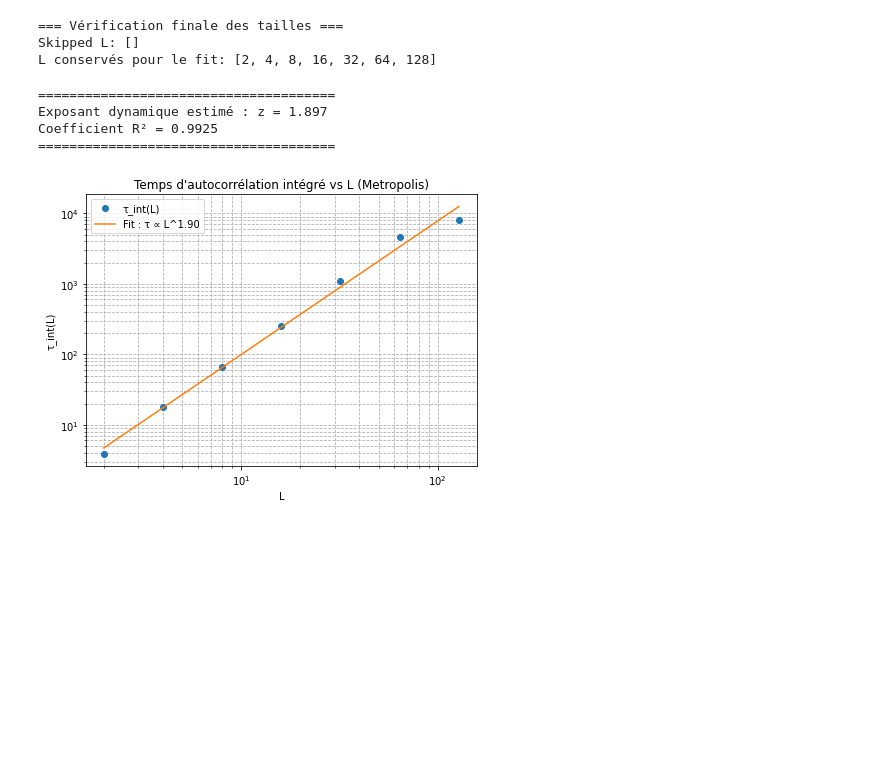
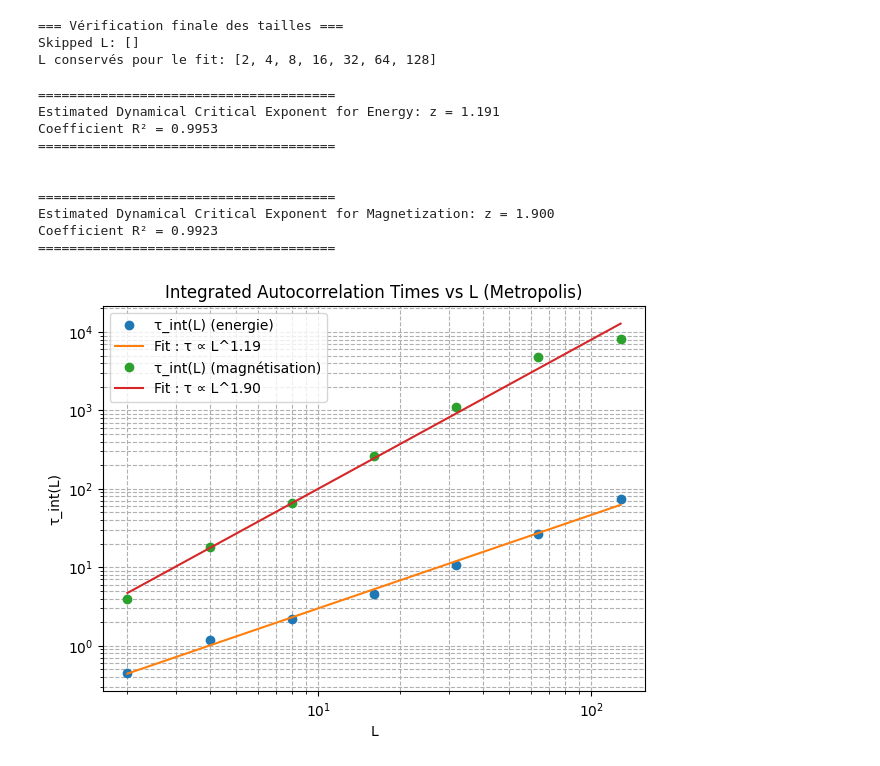
Before and after one commit to alinabnr/PhaseTransitionsProject, a Jupyter notebook: dynmical_crit_exponent.ipynb, the cells around one changed output. Drawn from its saved outputs; the diff is of its cells as text; code cells hidden in the pictures; blank space fills up the shorter version.

Commit message:
3 mio sweep and energy included in dynamical_crit_exp analysis

```diff
--- a/dynmical_crit_exponent.ipynb
+++ b/dynmical_crit_exponent.ipynb
@@ -97,7 +97,7 @@ def iterative_burn_and_tau(observable, c_factor=3, max_iter=10, min_fraction=0.0
     return burn, tau, ac
 # %%
 # Cellule 3 : Configuration des données
-base_dir = "data/Metropolis_Temp_Scan"
+base_dir = "data/Metropolis_Temp_Scan_3_Million_Sweeps"
 beta_c = 0.4407
 h = 0.0
 
@@ -172,15 +189,19 @@ Total runtime: 5.9s
 # Cellule 5 : Vérification et sauvegarde debug
 print("\n=== Vérification finale des tailles ===")
 print("Skipped L:", skipped)
-print("L conservés pour le fit:", [l for l,_ in tau_vs_L])
+print("L conservés pour le fit:", [l for l,_ in tau_vs_L[0]])
 
 with open("tau_vs_L_debug.txt", "w") as f:
     f.write("Skipped L:\n")
     for s in skipped:
         f.write(f"{s}\n")
     f.write("\nL conservés pour le fit:\n")
-    for l, t in tau_vs_L:
+    # magnetizations
+    for l, t in tau_vs_L[0]:
         f.write(f"L={l}, tau={t}\n")
+    # energies
+    for l, t in tau_vs_L[1]:
+        f.write(f"L={l}, tau={t}\n")
 # %% [output]
 === Vérification finale des tailles ===
 Skipped L: []
@@ -188,36 +209,53 @@ L conservés pour le fit: [2, 4, 8, 16, 32, 64, 128]
 # %%
 # Cellule 6 : Fit et visualisation
 if len(tau_vs_L) < 2:
     print("Pas assez de points valides pour faire le fit.")
 else:
     tau_vs_L = np.array(tau_vs_L)
-    Ls = tau_vs_L[:,0]
-    taus = tau_vs_L[:,1]
+    Ls = tau_vs_L[1, :, 0]
+    taus_eng = tau_vs_L[1, :, 1]
+    taus_mag = tau_vs_L[0, :, 1]
 
     logL = np.log(Ls)
-    logtau = np.log(taus)
+    logtau_eng = np.log(taus_eng)
+    logtau_mag = np.log(taus_mag)
 
-    slope, intercept, r_value, p_value, std_err = linregress(logL, logtau)
-    z = slope
+    slope_eng, intercept_eng, r_value_eng, p_value_eng, std_err_eng = linregress(logL, logtau_eng)
+    z_eng = slope_eng
+    slope_mag, intercept_mag, r_value_mag, p_value_mag, std_err_mag = linregress(logL, logtau_mag)
+    z_mag = slope_mag
 
     print("\n======================================")
-    print(f"Exposant dynamique estimé : z = {z:.3f}")
-    print(f"Coefficient R² = {r_value**2:.4f}")
+    print(f"Estimated Dynamical Critical Exponent for Energy: z = {z_eng:.3f}")
+    print(f"Coefficient R² = {r_value_eng**2:.4f}")
+    print("======================================\n")
+
+    print("\n======================================")
+    print(f"Estimated Dynamical Critical Exponent for Magnetization: z = {z_mag:.3f}")
+    print(f"Coefficient R² = {r_value_mag**2:.4f}")
     print("======================================\n")
 
     plt.close('all')
     plt.figure(figsize=(7,5))
-    plt.loglog(Ls, taus, 'o', label="τ_int(L)")
-    plt.loglog(Ls, np.exp(intercept) * Ls**z, label=f"Fit : τ ∝ L^{z:.2f}")
+    plt.loglog(Ls, taus_eng, 'o', label="τ_int(L) (energie)")
+    plt.loglog(Ls, np.exp(intercept_eng) * Ls**z_eng, label=f"Fit : τ ∝ L^{z_eng:.2f}")
+    plt.loglog(Ls, taus_mag, 'o', label="τ_int(L) (magnétisation)")
+    plt.loglog(Ls, np.exp(intercept_mag) * Ls**z_mag, label=f"Fit : τ ∝ L^{z_mag:.2f}")
     plt.xlabel("L")
     plt.ylabel("τ_int(L)")
-    plt.title("Temps d'autocorrélation intégré vs L (Metropolis)")
+    plt.title("Integrated Autocorrelation Times vs L (Metropolis)")
     plt.grid(True, which="both", ls="--")
     plt.legend()
     plt.show()
 # %% [output]
 ======================================
-Exposant dynamique estimé : z = 1.897
-Coefficient R² = 0.9925
+Estimated Dynamical Critical Exponent for Energy: z = 1.191
+Coefficient R² = 0.9953
 ======================================
+
+
+======================================
+Estimated Dynamical Critical Exponent for Magnetization: z = 1.900
+Coefficient R² = 0.9923
+======================================
-[figure, old version]
+[figure, new version]
```
Also changed, not shown: parts of 3 cells of this notebook, 16 other files.
